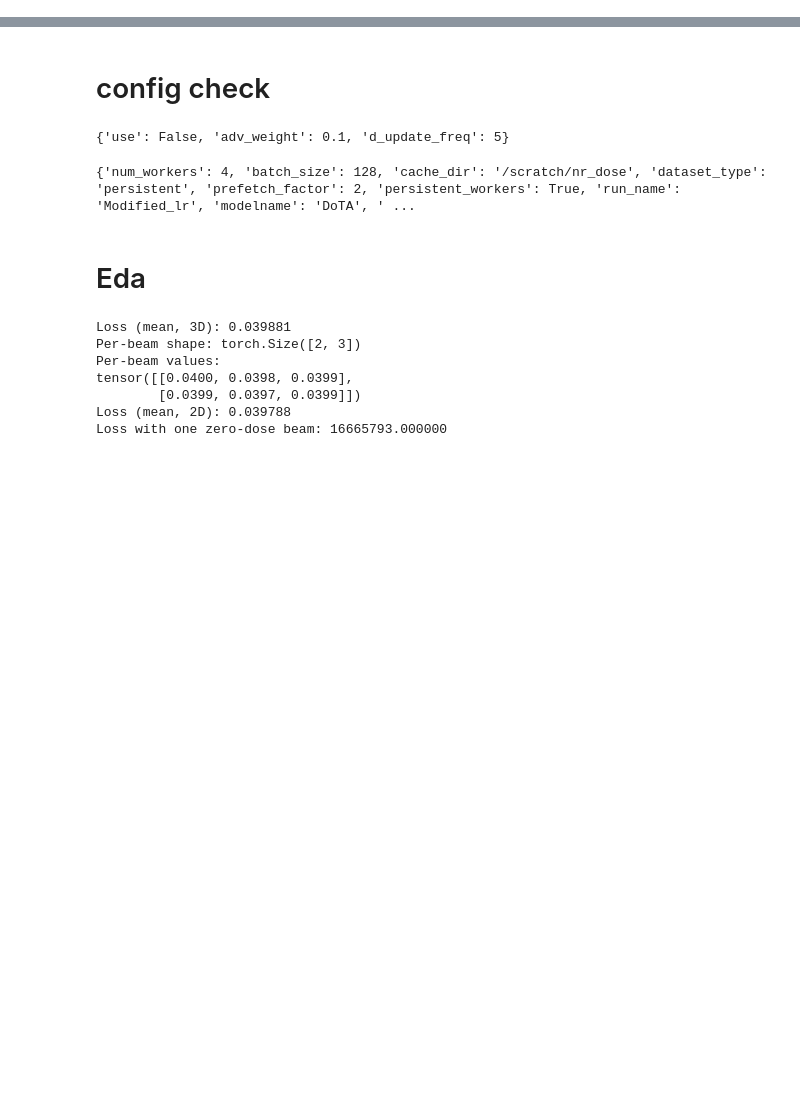
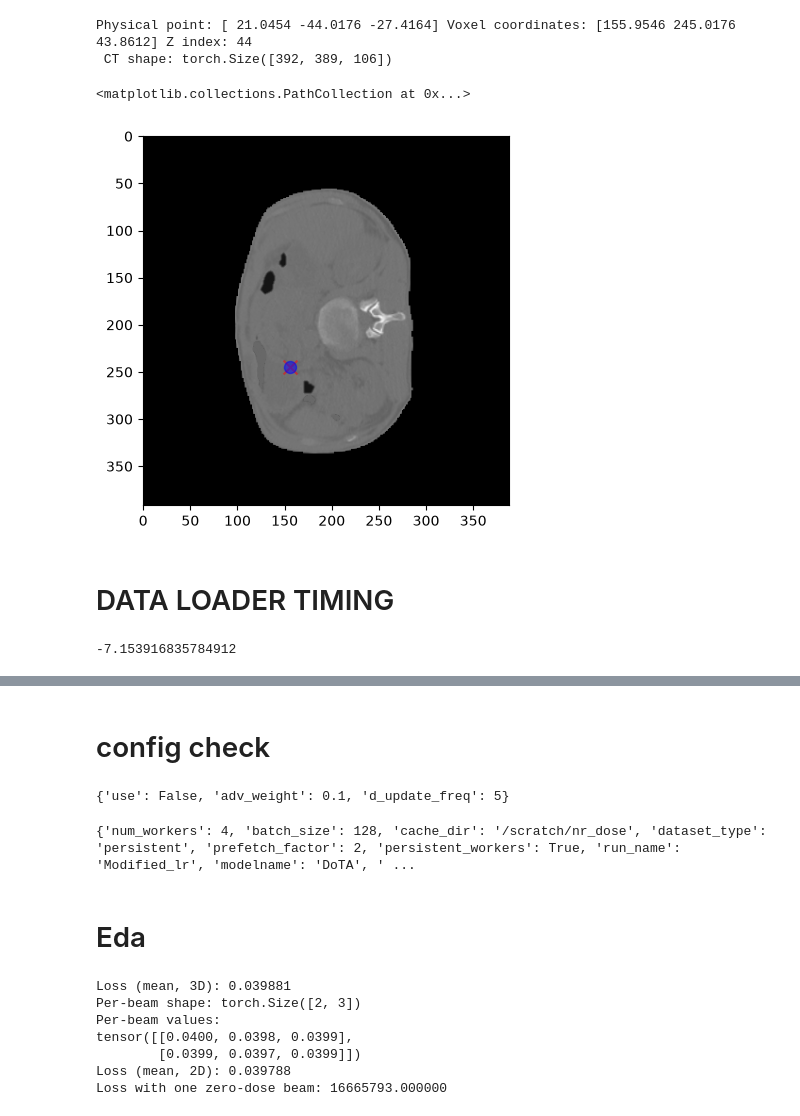
Before and after one commit to Dudgit/nr_dose, a Jupyter notebook: notebooks/atlas.ipynb, the cells around one changed output, grey strips where cells are left out. Saved outputs shown, nothing was run; the diff lists cells and outputs as text; code cells hidden in the pictures; blank space fills up the shorter version.

```diff
--- a/notebooks/atlas.ipynb
+++ b/notebooks/atlas.ipynb
@@ -20,4 +28,3 @@ from scripts.metrics import BeamMaskedMAELoss, IDDCurveLoss, Stratified_plan_lev
 # %%
 default_config = OmegaConf.load("configs/default_config.yaml")
-ha_config = OmegaConf.load("configs/ha_config.yaml")
 db_config = OmegaConf.load("configs/db_config.yaml")
@@ -32,0 +31,38 @@ batch = next(iter(train_loader))
+# %%
+root = "data/LMUK-RADONC-PHYS-RES__DoseRAD2026/proton/training"
+sample = "1ABB164"
+sample_dict = { "ct": f"{root}/{sample}/image/ct.mha"}
+
+transforms = Compose([
+    LoadImaged(keys=["ct"], image_only=False),
+])
+ray = OmegaConf.load(f"{root}/{sample}/{sample}.json")
+data = transforms(sample_dict)
+
+affine = data['ct_meta_dict']['affine'].cpu().numpy()
+inv_affine = np.linalg.inv(affine)
+physical_iso_center = np.array(ray['iso_center'])[:3]
+physical_target = np.array(ray['beams'][0]['rays'][0]['ray_target'])[:3]
+physical_source = np.array(ray['beams'][0]['rays'][0]['ray_source'])[:3]
+voxel_coords_iso_center = nib.affines.apply_affine(inv_affine, physical_iso_center)
+voxel_coords_target = nib.affines.apply_affine(inv_affine, physical_target)
+voxel_coords_source = nib.affines.apply_affine(inv_affine, physical_source)
+z_index = int(np.round(voxel_coords_iso_center)[2])
+
+print(f"Physical point: {physical_iso_center}",
+    f"Voxel coordinates: {    voxel_coords_iso_center}",
+      f"Z index: {z_index}\n",
+      f"CT shape: {data['ct'].shape}"
+      )
+
+
+plt.imshow(data['ct'][:, :, z_index], cmap='gray')
+plt.scatter(voxel_coords_iso_center[0], voxel_coords_iso_center[1], color='red', marker='x', s=100, alpha=0.5)
+plt.scatter(voxel_coords_target[0], voxel_coords_target[1], color='blue', marker='o', s=75, alpha=0.5)
+# %% [output]
+Physical point: [ 21.0454 -44.0176 -27.4164] Voxel coordinates: [155.9546 245.0176  43.8612] Z index: 44
+ CT shape: torch.Size([392, 389, 106])
+<matplotlib.collections.PathCollection at 0x...>
+[figure, added]
+# %% [markdown]
+# DATA LOADER TIMING
@@ -32,0 +87,4 @@ batch = next(iter(train_loader))
+# %%
+t1-t2
+# %% [output]
+-7.153916835784912
```
Also changed, not shown: parts of 11 cells of this notebook, 9 other files.
